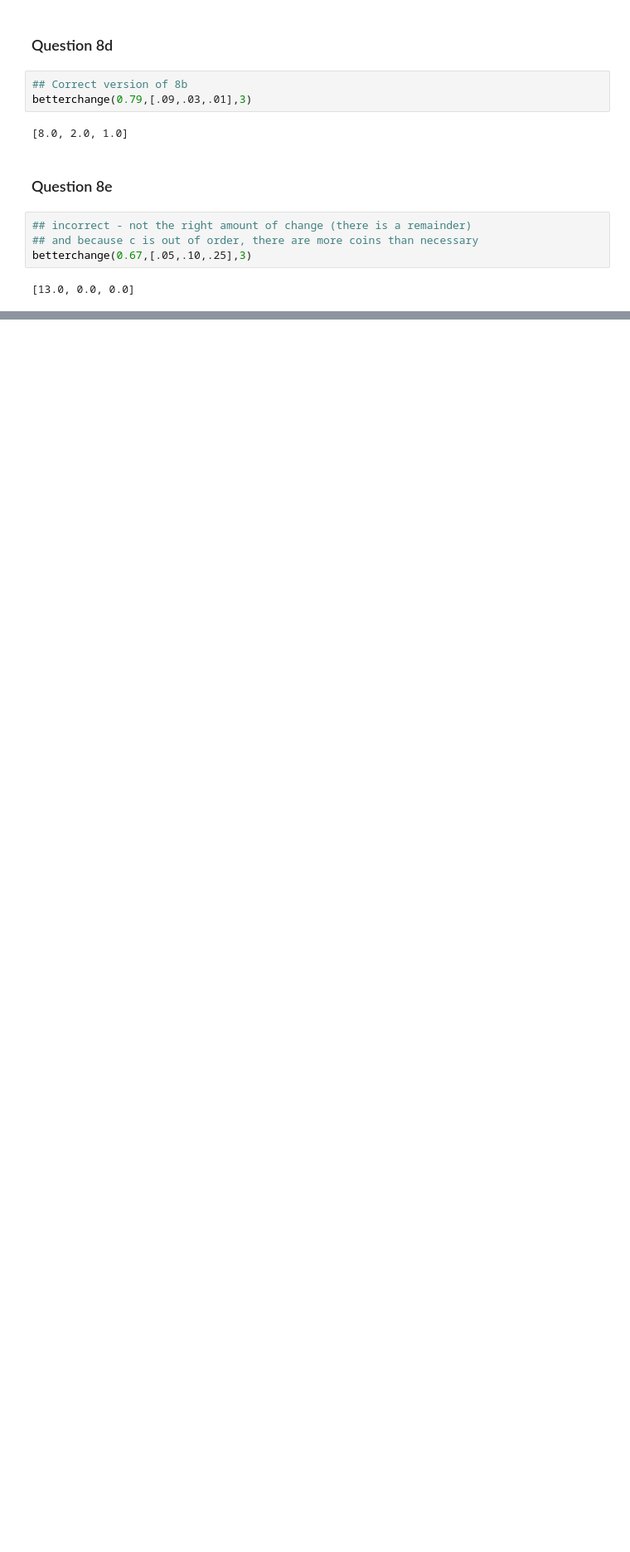
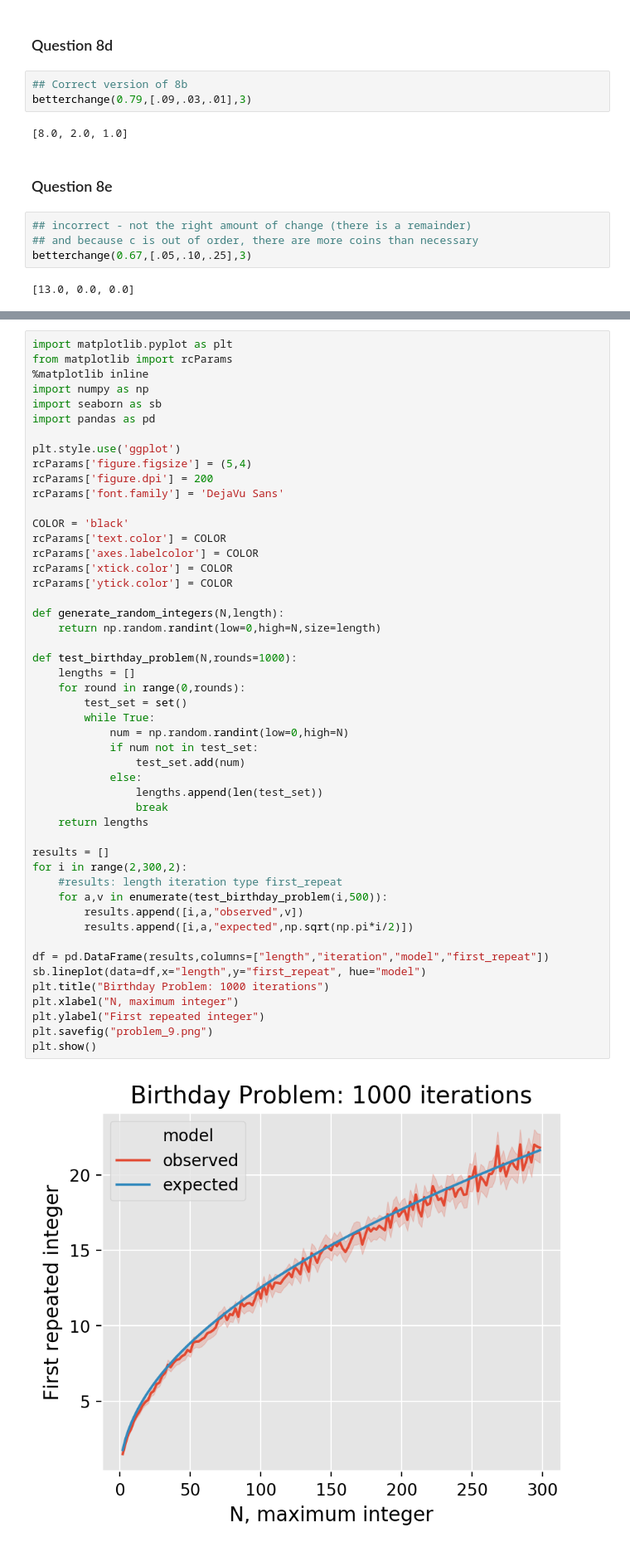
Before and after one commit to ryananeff/BioAlgorithms, a Jupyter notebook: assignment1/Homework1.ipynb, the cells around one changed output, grey strips where cells are left out. Shown: that part at 83% size. Cells and saved outputs as stored; diff of their text form; blank space fills up the shorter version.

```diff
--- a/assignment1/Homework1.ipynb
+++ b/assignment1/Homework1.ipynb
@@ -602,0 +605,51 @@ betterchange(0.67,[.05,.10,.25],3)
+# %%
+import matplotlib.pyplot as plt
+from matplotlib import rcParams
+%matplotlib inline
+import numpy as np
+import seaborn as sb
+import pandas as pd
+
+plt.style.use('ggplot')
+rcParams['figure.figsize'] = (5,4)
+rcParams['figure.dpi'] = 200
+rcParams['font.family'] = 'DejaVu Sans'
+
+COLOR = 'black'
+rcParams['text.color'] = COLOR
+rcParams['axes.labelcolor'] = COLOR
+rcParams['xtick.color'] = COLOR
+rcParams['ytick.color'] = COLOR
+
+def generate_random_integers(N,length):
+    return np.random.randint(low=0,high=N,size=length)
+
+def test_birthday_problem(N,rounds=1000):
+    lengths = []
+    for round in range(0,rounds):
+        test_set = set()
+        while True:
+            num = np.random.randint(low=0,high=N)
+            if num not in test_set:
+                test_set.add(num)
+            else:
+                lengths.append(len(test_set))
+                break
+    return lengths
+
+results = []
+for i in range(2,300,2):
+    #results: length iteration type first_repeat
+    for a,v in enumerate(test_birthday_problem(i,500)):
+        results.append([i,a,"observed",v])
+        results.append([i,a,"expected",np.sqrt(np.pi*i/2)])
+
+df = pd.DataFrame(results,columns=["length","iteration","model","first_repeat"])
+sb.lineplot(data=df,x="length",y="first_repeat", hue="model")
+plt.title("Birthday Problem: 1000 iterations")
+plt.xlabel("N, maximum integer")
+plt.ylabel("First repeated integer")
+plt.savefig("problem_9.png")
+plt.show()
+# %% [output]
+[figure, added]
```
Also changed, not shown: parts of 7 cells of this notebook.
